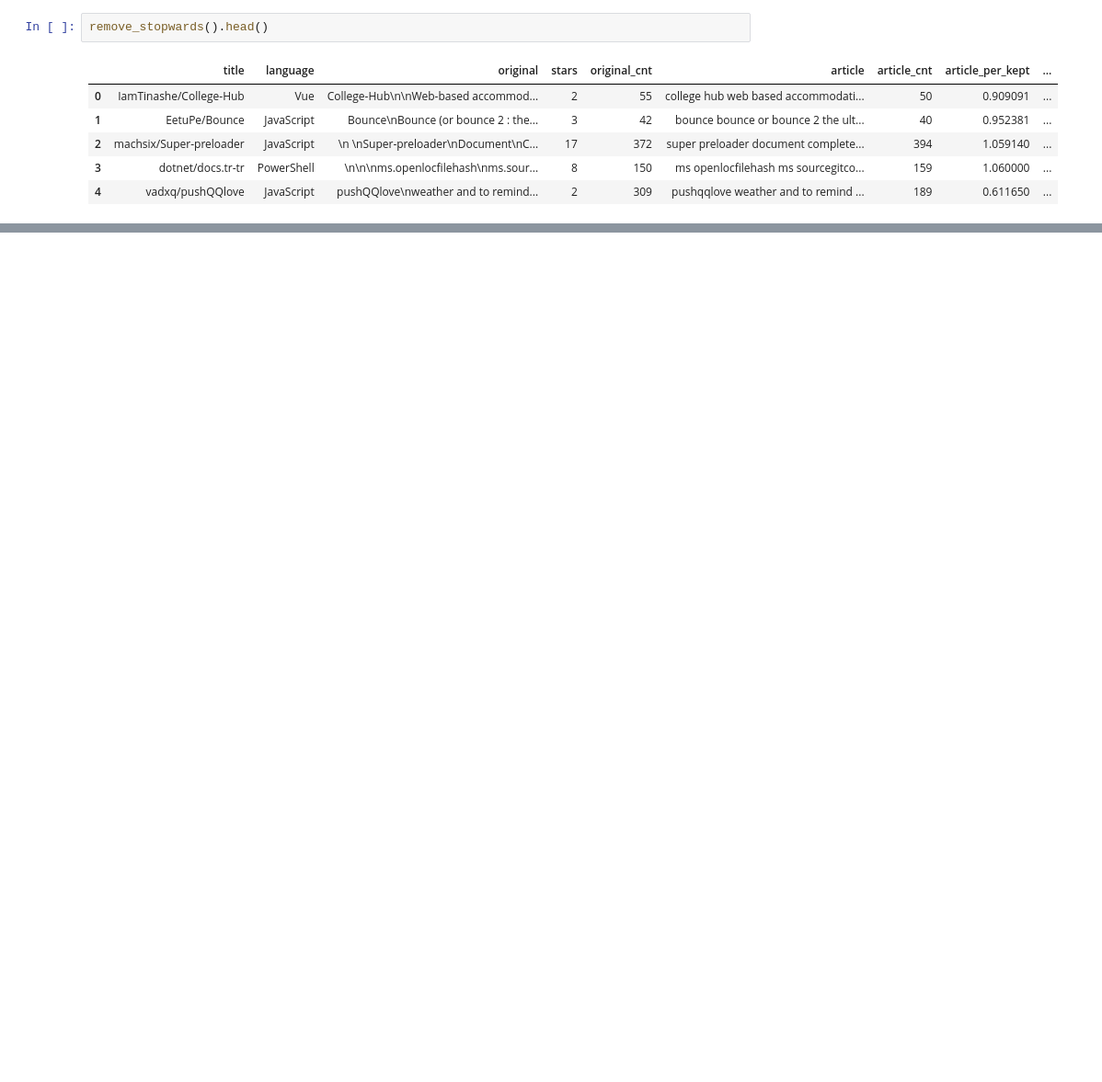
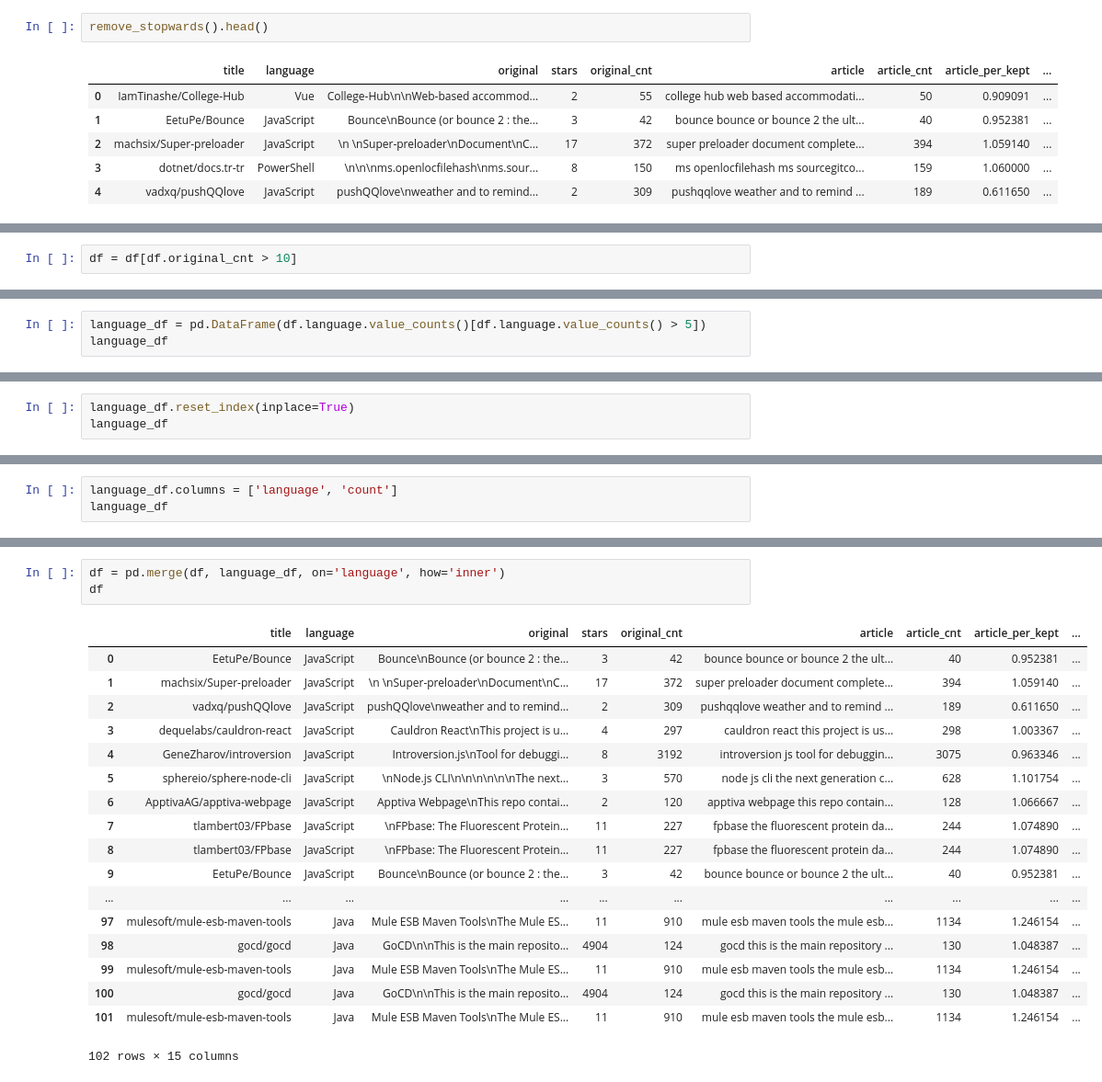
Before and after one commit to codeup-cyber-linguists/languages-classifier, a Jupyter notebook: jb_github_language_classifier.ipynb, the cells around one changed output, grey strips where cells are left out. Shown at 92% size. Saved outputs shown, nothing was run; the diff lists cells and outputs as text; blank space fills up the shorter version.

```diff
--- a/jb_github_language_classifier.ipynb
+++ b/jb_github_language_classifier.ipynb
@@ -343,0 +364,2 @@ df[df.per_stopwords_kept < .6]
+# %%
+df = df[df.original_cnt > 10]
@@ -343,0 +368,3 @@ df[df.per_stopwords_kept < .6]
+# %%
+language_df = pd.DataFrame(df.language.value_counts()[df.language.value_counts() > 5])
+language_df
@@ -343,0 +381,3 @@ df[df.per_stopwords_kept < .6]
+# %%
+language_df.reset_index(inplace=True)
+language_df
@@ -343,0 +394,3 @@ df[df.per_stopwords_kept < .6]
+# %%
+language_df.columns = ['language', 'count']
+language_df
@@ -343,0 +407,22 @@ df[df.per_stopwords_kept < .6]
+# %%
+df = pd.merge(df, language_df, on='language', how='inner')
+df
+# %% [output]
+|  | title | language | original | stars | original_cnt | article | article_cnt | article_per_kept | ... |
+| 0 | EetuPe/Bounce | JavaScript | Bounce\nBounce (or bounce 2 : the... | 3 | 42 | bounce bounce or bounce 2 the ult... | 40 | 0.952381 | ... |
+| 1 | machsix/Super-preloader | JavaScript | \n \nSuper-preloader\nDocument\nC... | 17 | 372 | super preloader document complete... | 394 | 1.059140 | ... |
+| 2 | vadxq/pushQQlove | JavaScript | pushQQlove\nweather and to remind... | 2 | 309 | pushqqlove weather and to remind ... | 189 | 0.611650 | ... |
+| 3 | dequelabs/cauldron-react | JavaScript | Cauldron React\nThis project is u... | 4 | 297 | cauldron react this project is us... | 298 | 1.003367 | ... |
+| 4 | GeneZharov/introversion | JavaScript | Introversion.js\nTool for debuggi... | 8 | 3192 | introversion js tool for debuggin... | 3075 | 0.963346 | ... |
+| 5 | sphereio/sphere-node-cli | JavaScript | \nNode.js CLI\n\n\n\n\n\nThe next... | 3 | 570 | node js cli the next generation c... | 628 | 1.101754 | ... |
+| 6 | ApptivaAG/apptiva-webpage | JavaScript | Apptiva Webpage\nThis repo contai... | 2 | 120 | apptiva webpage this repo contain... | 128 | 1.066667 | ... |
+| 7 | tlambert03/FPbase | JavaScript | \nFPbase: The Fluorescent Protein... | 11 | 227 | fpbase the fluorescent protein da... | 244 | 1.074890 | ... |
+| 8 | tlambert03/FPbase | JavaScript | \nFPbase: The Fluorescent Protein... | 11 | 227 | fpbase the fluorescent protein da... | 244 | 1.074890 | ... |
+| 9 | EetuPe/Bounce | JavaScript | Bounce\nBounce (or bounce 2 : the... | 3 | 42 | bounce bounce or bounce 2 the ult... | 40 | 0.952381 | ... |
+| ... | ... | ... | ... | ... | ... | ... | ... | ... | ... |
+| 97 | mulesoft/mule-esb-maven-tools | Java | Mule ESB Maven Tools\nThe Mule ES... | 11 | 910 | mule esb maven tools the mule esb... | 1134 | 1.246154 | ... |
+| 98 | gocd/gocd | Java | GoCD\n\nThis is the main reposito... | 4904 | 124 | gocd this is the main repository ... | 130 | 1.048387 | ... |
+| 99 | mulesoft/mule-esb-maven-tools | Java | Mule ESB Maven Tools\nThe Mule ES... | 11 | 910 | mule esb maven tools the mule esb... | 1134 | 1.246154 | ... |
+| 100 | gocd/gocd | Java | GoCD\n\nThis is the main reposito... | 4904 | 124 | gocd this is the main repository ... | 130 | 1.048387 | ... |
+| 101 | mulesoft/mule-esb-maven-tools | Java | Mule ESB Maven Tools\nThe Mule ES... | 11 | 910 | mule esb maven tools the mule esb... | 1134 | 1.246154 | ... |
+102 rows × 15 columns
```
Also changed, not shown: parts of 56 cells of this notebook.
